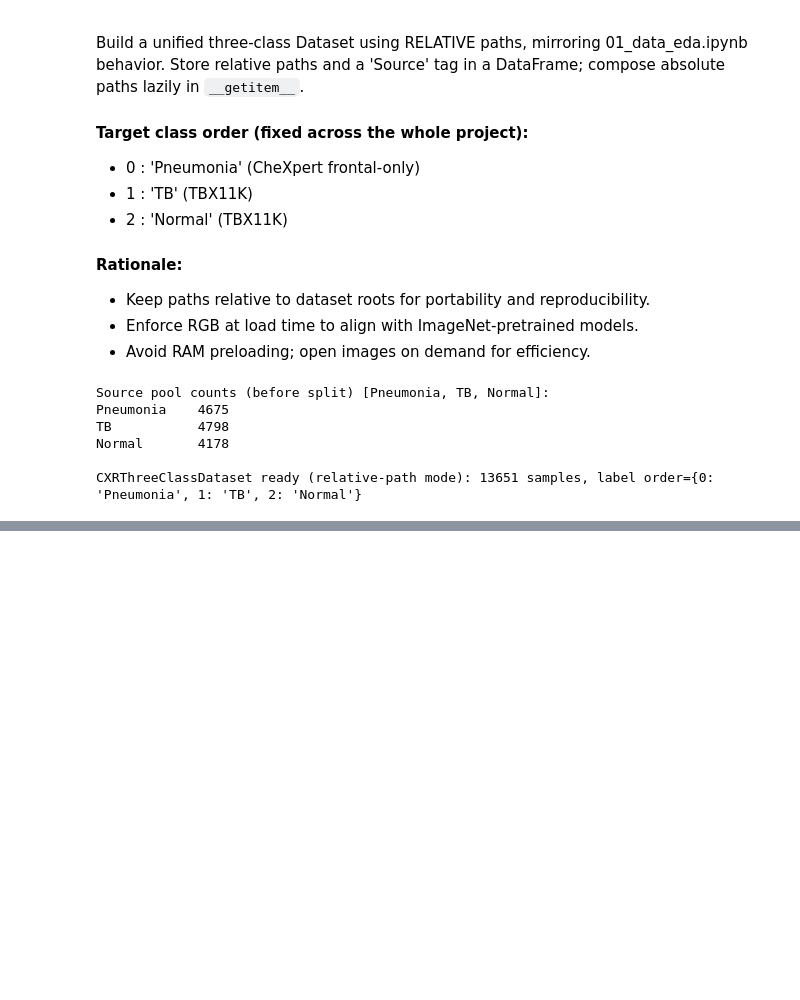
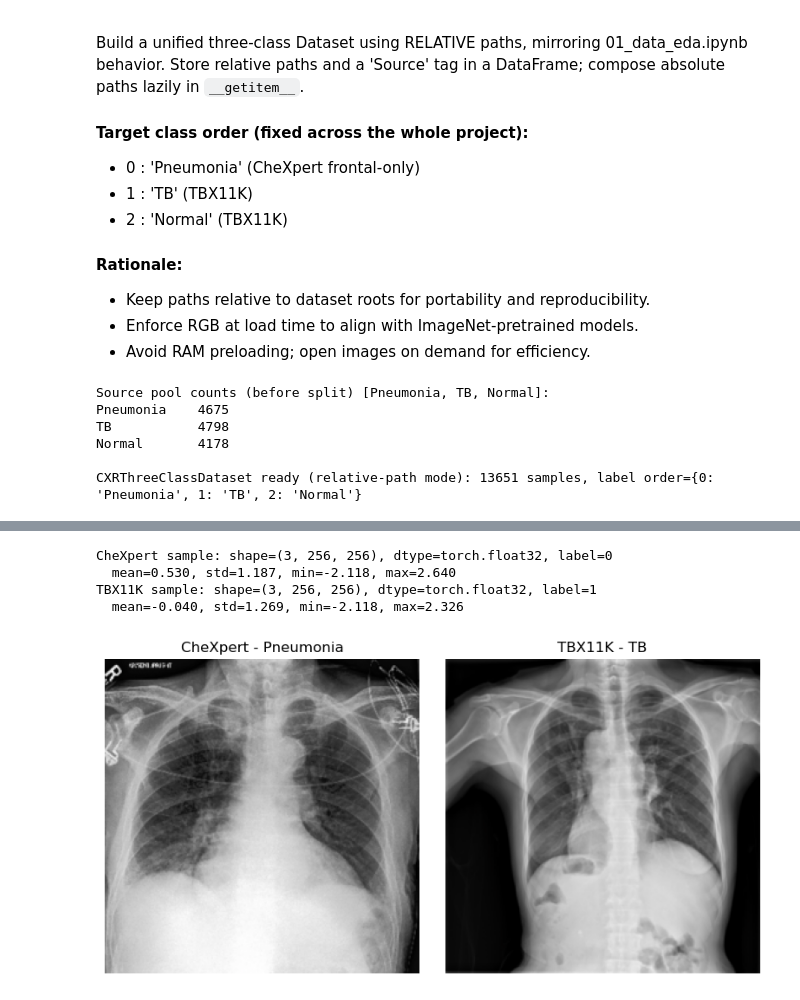
Before and after one commit to anichlabs/cxr-cnn-k8s-benchmark, a Jupyter notebook: notebooks/02_training_baseline.ipynb, the cells around one changed output, grey strips where cells are left out. Cells and saved outputs as stored; diff of their text form; code cells hidden in the pictures; blank space fills up the shorter version.

Commit message:
Sanity Check to verify if shared transforms (between CheXpert and TBX11K images) are applied. Visualise 1 sample image from each of both dataset

```diff
--- a/notebooks/02_training_baseline.ipynb
+++ b/notebooks/02_training_baseline.ipynb
@@ -259,0 +304,40 @@ CXRThreeClassDataset ready (relative-path mode): 13651 samples, label order={0:
+# %%
+# Sanity-check a CheXpert and TBX11K sample after transforms (no images saved).
+import torch
+import matplotlib.pyplot as plt
+
+# Find one index per source from the dataset's items table.
+chex_idx = train_dataset.items.index[train_dataset.items["Source"] == "chexpert"][0]
+tbx_idx  = train_dataset.items.index[train_dataset.items["Source"] == "tbx11k"][0]
+
+# Pull samples (applied current train_dataset.transforms).
+x_chex, y_chex = train_dataset[chex_idx]
+x_tbx, y_tbx   = train_dataset[tbx_idx]
+
+def _summ(name, x, y):
+    print(f'{name}: shape={tuple(x.shape)}, dtype={x.dtype}, label={int(y)}')
+    # Quick stats on a small subset of elements to avoid huge prints.
+    t = x.flatten()
+    print(f'  mean={t.mean().item():.3f}, std={t.std().item():.3f}, min={t.min().item():.3f}, max={t.max().item():.3f}')
+
+_summ("CheXpert sample", x_chex, y_chex)
+_summ("TBX11K sample", x_tbx, y_tbx)
+
+# --- Show the images below (inverse-normalise) ---
+_im_mean = torch.tensor(IMAGENET_MEAN).view(3,1,1) # Reuse existing stats.
+_im_std  = torch.tensor(IMAGENET_STD).view(3,1,1)
+
+def _denorm_np(x: torch.Tensor):
+    x = (x * _im_std + _im_mean).clamp(0,1)        # Invert normalisation.
+    return x.permute(1, 2, 0).cpu().numpy()
+
+fig, ax = plt.subplots(1, 2, figsize=(8, 4))
+ax[0].imshow(_denorm_np(x_chex)); ax[0].axis("off"); ax[0].set_title(f'CheXpert - {INDEX_TO_CLASS[int(y_chex)]}')
+ax[1].imshow(_denorm_np(x_tbx));  ax[1].axis("off"); ax[1].set_title(f'TBX11K - {INDEX_TO_CLASS[int(y_tbx)]}')
+plt.tight_layout(); plt.show()
+# %% [output]
+CheXpert sample: shape=(3, 256, 256), dtype=torch.float32, label=0
+  mean=0.530, std=1.187, min=-2.118, max=2.640
+TBX11K sample: shape=(3, 256, 256), dtype=torch.float32, label=1
+  mean=-0.040, std=1.269, min=-2.118, max=2.326
+[figure, added]
```
Also changed, not shown: parts of 3 cells of this notebook.
